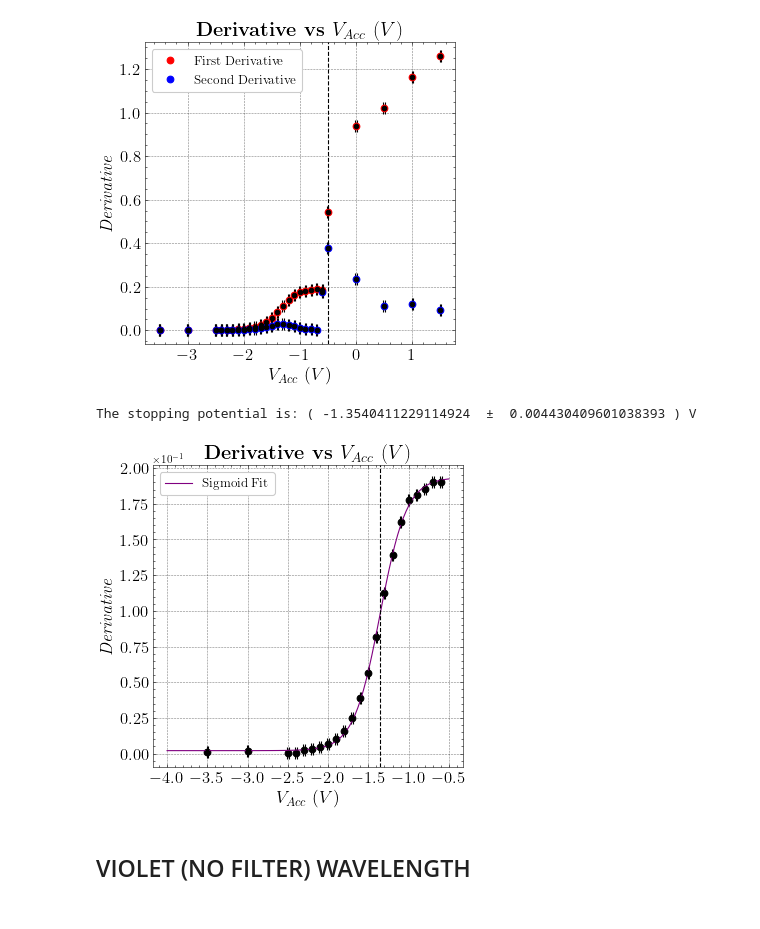
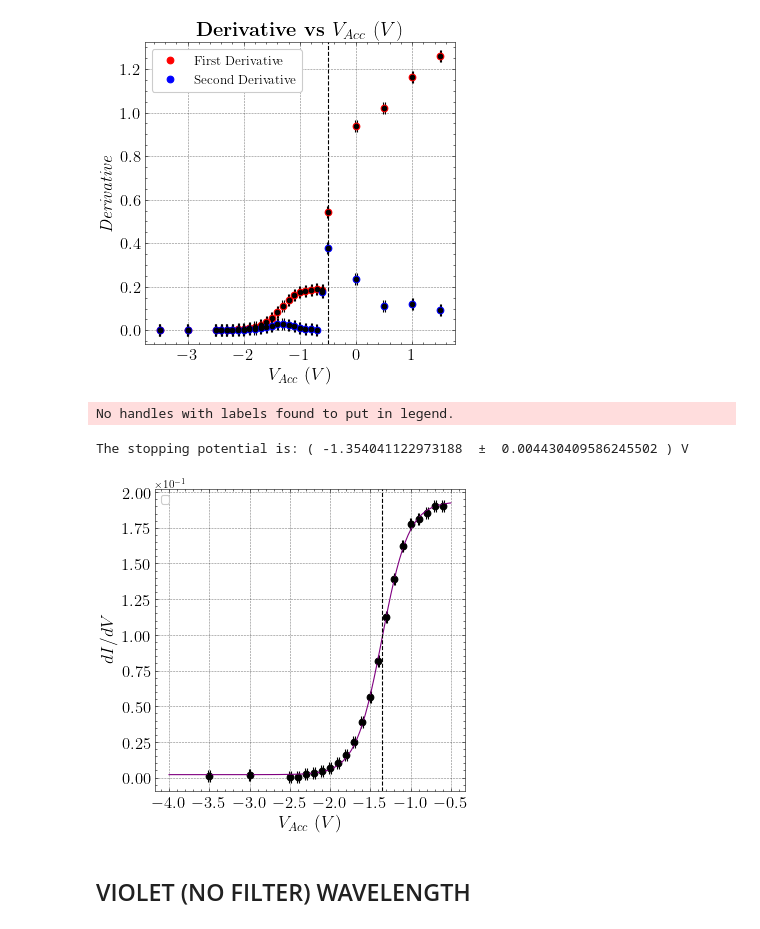
Before and after one commit to rvizarreta/ModernLab, a Jupyter notebook: 3. Photoelectric Effect/Lab.ipynb, the cells around one changed output. Drawn from its saved outputs; the diff is of its cells as text; code cells hidden in the pictures.

```diff
--- a/3. Photoelectric Effect/Lab.ipynb
+++ b/3. Photoelectric Effect/Lab.ipynb
@@ -75,7 +75,7 @@ def LinearTangentFit(df,v_lim,function,color1,color2,x_label,y_label):
     plt.xlabel(r'$\textit{'+ x_label +'}$', fontsize = 16)
     plt.ylabel(r'$\textit{'+ y_label +'}$', fontsize = 16)
     plt.ticklabel_format(axis="y", style="sci", scilimits=(0,0))
-    plt.title(title, fontsize = 18)
+    #plt.title(title, fontsize = 18)
     plt.legend(prop={'size': 12}, loc=2)
     plt.xticks(fontsize=15)
     plt.yticks(fontsize=15)
@@ -106,7 +106,7 @@ def DerivativeFinder(df,color,x_label,y_label,low_limit, up_limit):
     plt.xlabel(r'$\textit{'+ x_label +'}$', fontsize = 16)
     plt.ylabel(r'$\textit{'+ y_label +'}$', fontsize = 16)
     plt.ticklabel_format(axis="y", style="sci", scilimits=(0,0))
-    plt.title(title, fontsize = 18)
+    #plt.title(title, fontsize = 18)
     plt.legend(prop={'size': 12}, loc=2)
     plt.xticks(fontsize=15)
     plt.yticks(fontsize=15)
@@ -140,15 +140,15 @@ def SigmoidFit(df,color,x_label,y_label,low_limit, up_limit, freq):
     # Plotting Sigmoid
     x = np.linspace(low_limit, up_limit, 100)
     y = sigmoid(x, *popt)
-    plt.plot(x,y, color=color, label='Sigmoid Fit')
+    plt.plot(x,y, color=color)
 
     plt.legend(loc = 'upper left')
     plt.xlabel(r'$\textit{'+ x_label +'}$', fontsize = 16)
     plt.ylabel(r'$\textit{'+ y_label +'}$', fontsize = 16)
     plt.ticklabel_format(axis="y", style="sci", scilimits=(0,0))
-    plt.title(title, fontsize = 18)
+    #plt.title(title, fontsize = 18)
     plt.xticks(np.arange(min(x), max(x)+.5, freq))
-    plt.legend(prop={'size': 12}, loc=2)
+    #plt.legend(prop={'size': 12}, loc=2)
     plt.xticks(fontsize=15)
     plt.yticks(fontsize=15)
     plt.savefig("Figures/figure.png")
@@ -175,7 +175,7 @@ def LinearPlotODR(xdata,ydata,error_y,error_x,a,b,function,output,color,x_label,
     plt.ylabel(r'$\textit{'+ y_label +'}$', fontsize = 16)
     plt.ticklabel_format(axis="y", style="sci", scilimits=(0,0))
     plt.legend(prop={'size': 12}, loc=2)
-    plt.title(title, fontsize = 18)
+    #plt.title(title, fontsize = 18)
     plt.xticks(fontsize=15)
     plt.yticks(fontsize=15)
     plt.savefig("Figures/figure.png")
@@ -515,11 +519,12 @@ The stopping potential is: ( -0.5 ) V
 [figure]
 # %%
 # SIGMOID FIT
-V_stop, V_uncertainty = SigmoidFit(df,'Purple',drop_down_x.value,'Derivative',-4, -0.5, .5)
+V_stop, V_uncertainty = SigmoidFit(df,'Purple',drop_down_x.value,'$dI/dV$',-4, -0.5, .5)
 print("The stopping potential is: (", V_stop, " ± ", V_uncertainty, ") V")
 # %% [output]
-The stopping potential is: ( -1.3540411229114924  ±  0.004430409601038393 ) V
+No handles with labels found to put in legend.
+The stopping potential is: ( -1.354041122973188  ±  0.004430409586245502 ) V
-[figure, old version]
+[figure, new version]
 # %% [markdown]
 ## VIOLET (NO FILTER) WAVELENGTH
 # %%
```
Also changed, not shown: parts of 14 cells of this notebook, 24 other files.
